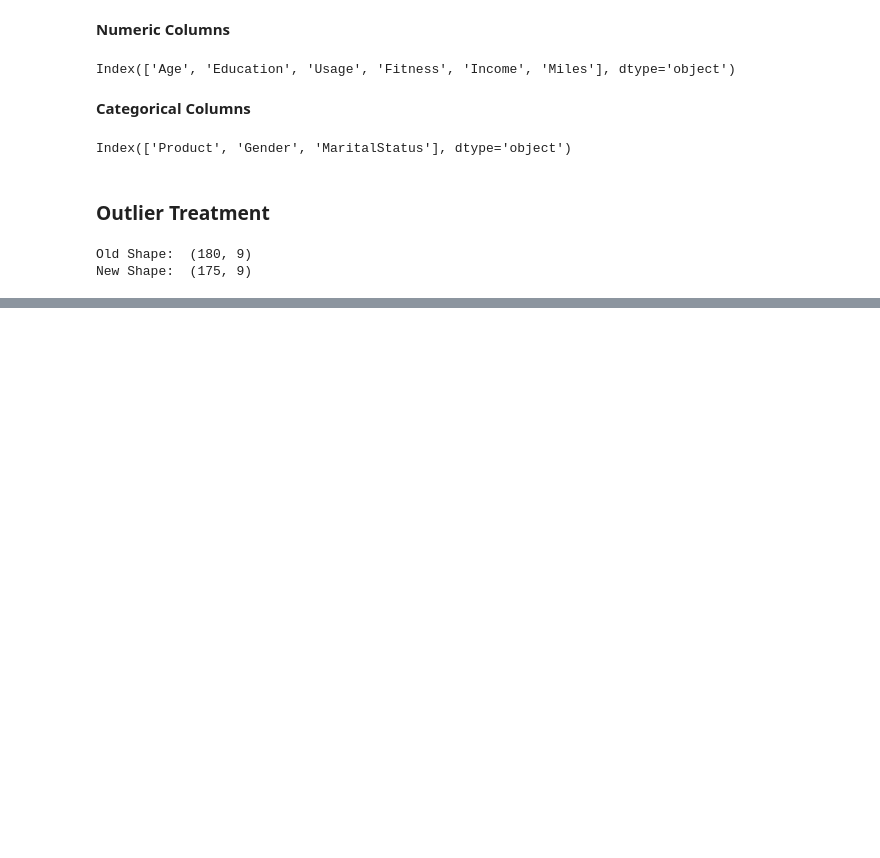
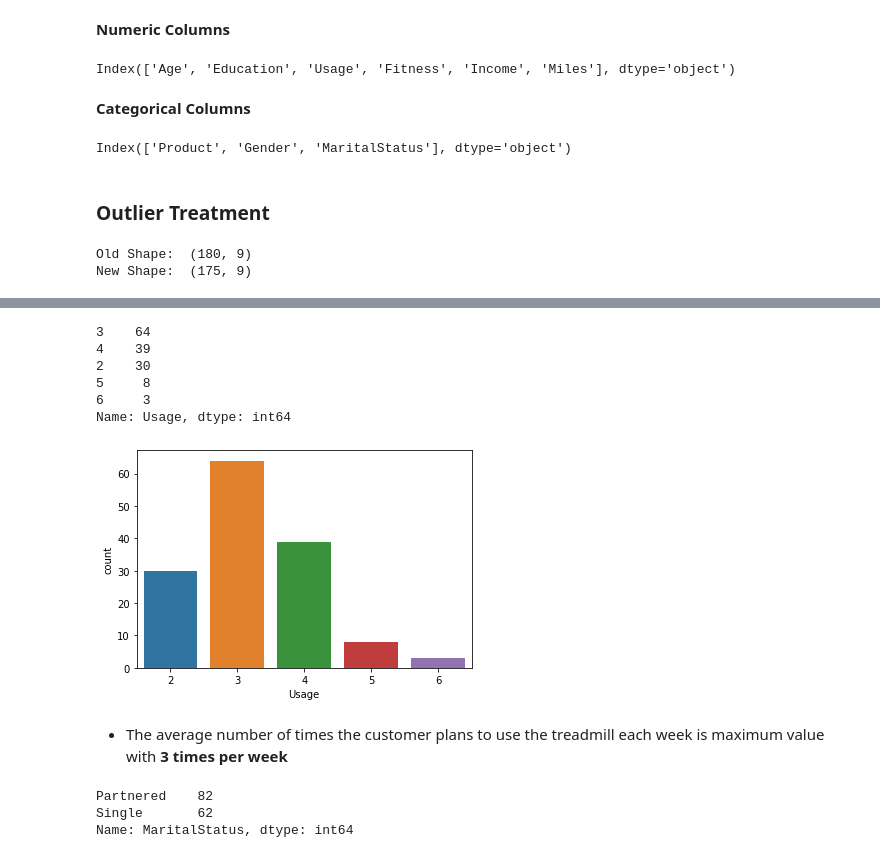
Before and after one commit to gvaishali52/coding_ninja, a Jupyter notebook: projects/aerofit_treadmill/aerofit_treadmill.ipynb, the cells around one changed output, grey strips where cells are left out. Drawn from its saved outputs; the diff is of its cells as text; code cells hidden in the pictures; blank space fills up the shorter version.

```diff
--- a/projects/aerofit_treadmill/aerofit_treadmill.ipynb
+++ b/projects/aerofit_treadmill/aerofit_treadmill.ipynb
@@ -220,0 +347,22 @@ New Shape:  (175, 9)
+# %%
+df['Usage'].value_counts()
+# %% [output]
+3    64
+4    39
+2    30
+5     8
+6     3
+Name: Usage, dtype: int64
+# %%
+sns.countplot(data=df,x='Usage')
+plt.show()
+# %% [output]
+[figure, added]
+# %% [markdown]
+- The average number of times the customer plans to use the treadmill each week is maximum value with **3 times per week**
+# %%
+df['MaritalStatus'].value_counts()
+# %% [output]
+Partnered    82
+Single       62
+Name: MaritalStatus, dtype: int64
```
Also changed, not shown: parts of 80 cells of this notebook.
